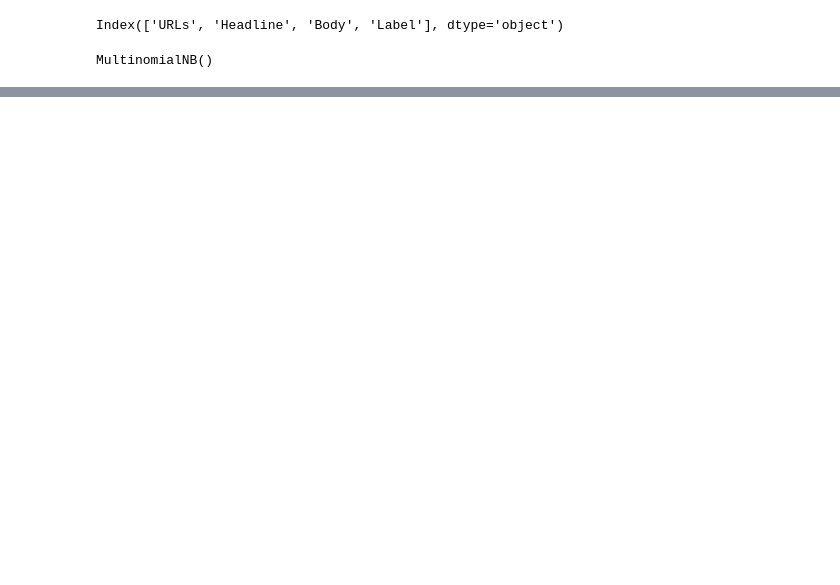
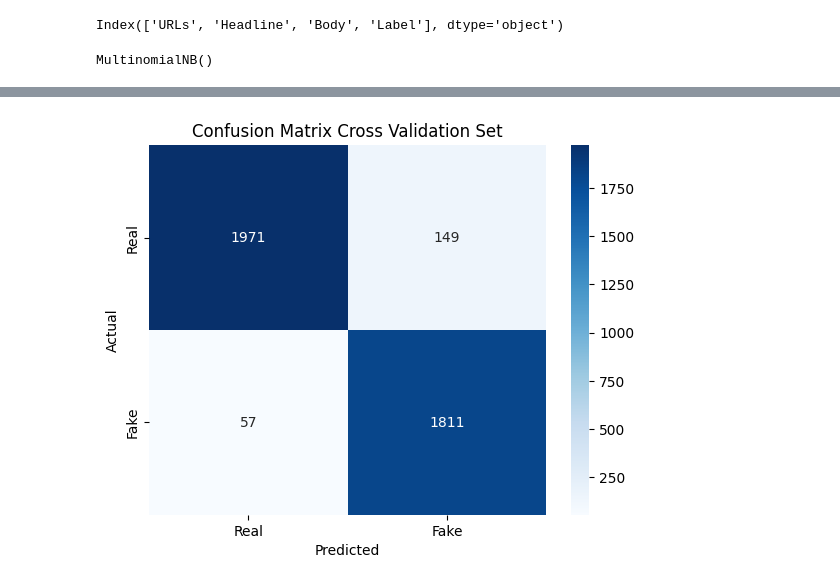
Before and after one commit to BalaAkshay/Fake-News-Detection, a Jupyter notebook: fake_news_NB.ipynb, the cells around one changed output, grey strips where cells are left out. Cells and saved outputs as stored; diff of their text form; code cells hidden in the pictures; blank space fills up the shorter version.

```diff
--- a/fake_news_NB.ipynb
+++ b/fake_news_NB.ipynb
@@ -51,16 +55,21 @@ vectorizer = CountVectorizer()
 # %%
 X_vectorized = vectorizer.fit_transform(X)
+# %%
+X_tfidf_transformer = tfidf_transformer.fit_transform(X_vectorized)
 # %%
 X_train_vectorized = vectorizer.fit_transform(X_train)
 X_test_vectorized = vectorizer.transform(X_test)
+# %%
+X_train_tfidf = tfidf_transformer.fit_transform(X_train_vectorized)
+X_test_tfidf = tfidf_transformer.transform(X_test_vectorized)
 # %%
 nb = MultinomialNB()
 # %%
-nb.fit(X_train_vectorized, y_train)
+nb.fit(X_train_tfidf, y_train)
 # %% [output]
 MultinomialNB()
 # %%
-y_pred_cv = cross_val_predict(nb, X_vectorized, y, cv = 6)
+y_pred_cv = cross_val_predict(nb, X_tfidf_transformer, y, cv = 6)
 # %%
 cm_cv = confusion_matrix(y,y_pred_cv)
 # %%
@@ -71 +80,9 @@ array([[2041,   79],
+# %%
+sns.heatmap(cm_cv, annot=True, fmt='d', cmap='Blues', xticklabels=['Real', 'Fake'], yticklabels=['Real', 'Fake'])
+plt.ylabel('Actual')
+plt.xlabel('Predicted')
+plt.title('Confusion Matrix Cross Validation Set')
+plt.show()
+# %% [output]
+[figure, added]
 # %%
```
Also changed, not shown: parts of 15 cells of this notebook.
